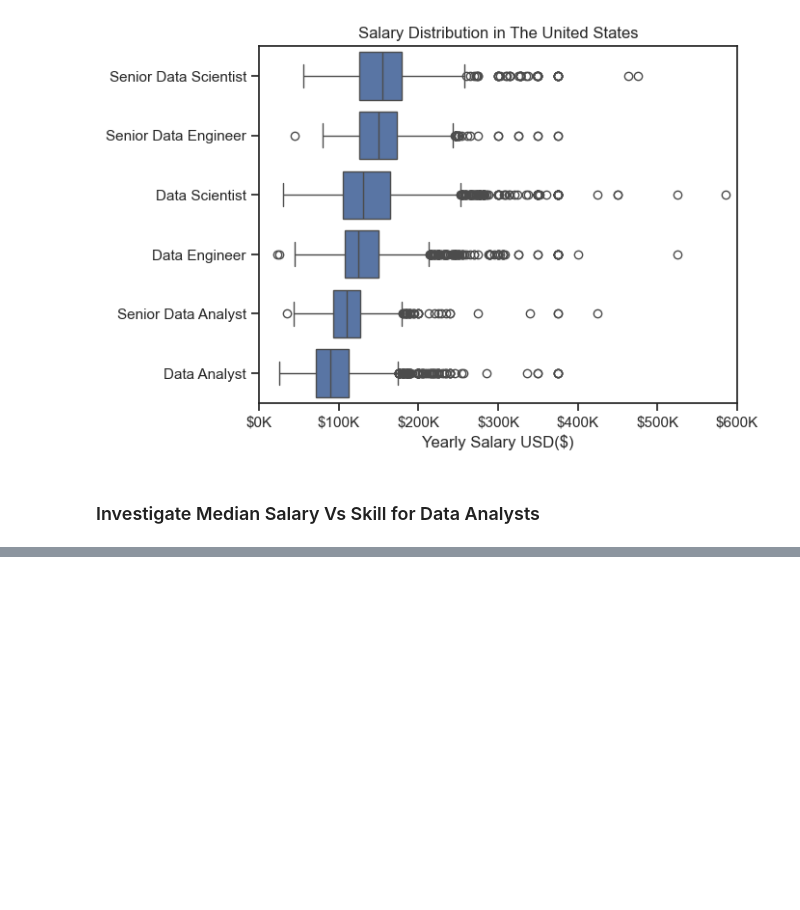
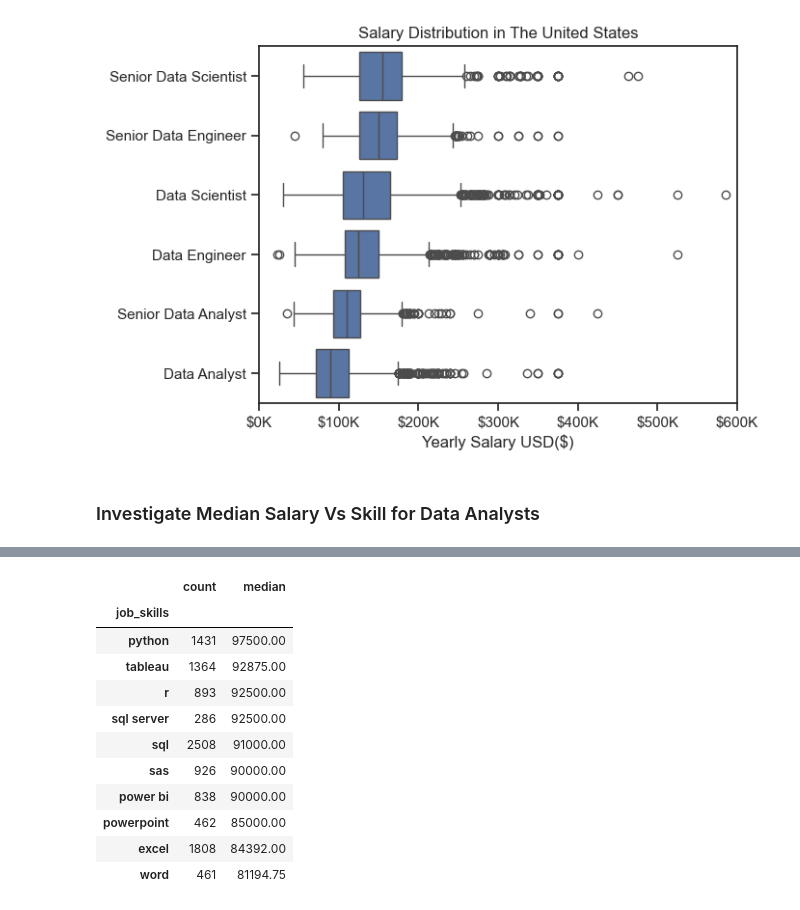
Before and after one commit to AkilaWijesiriwardana/Python_Data_Job_Analysis_Project, a Jupyter notebook: 2_Project/4_Salary_Analysis.ipynb, the cells around one changed output, grey strips where cells are left out. Saved outputs shown, nothing was run; the diff lists cells and outputs as text; code cells hidden in the pictures; blank space fills up the shorter version.

```diff
--- a/2_Project/4_Salary_Analysis.ipynb
+++ b/2_Project/4_Salary_Analysis.ipynb
@@ -54,0 +89,17 @@ plt.show()
+# %%
+df_DA_Top_Skills = df_DA_US.groupby('job_skills')['salary_year_avg'].agg(['count','median']).sort_values(by='count',ascending=False)
+df_DA_Top_Skills = df_DA_Top_Skills.head(10).sort_values(by='median', ascending=False)
+df_DA_Top_Skills
+# %% [output]
+|  | count | median |
+| job_skills |  |  |
+| python | 1431 | 97500.00 |
+| tableau | 1364 | 92875.00 |
+| r | 893 | 92500.00 |
+| sql server | 286 | 92500.00 |
+| sql | 2508 | 91000.00 |
+| sas | 926 | 90000.00 |
+| power bi | 838 | 90000.00 |
+| powerpoint | 462 | 85000.00 |
+| excel | 1808 | 84392.00 |
+| word | 461 | 81194.75 |
```
Also changed, not shown: parts of 4 cells of this notebook, 1 other file.
